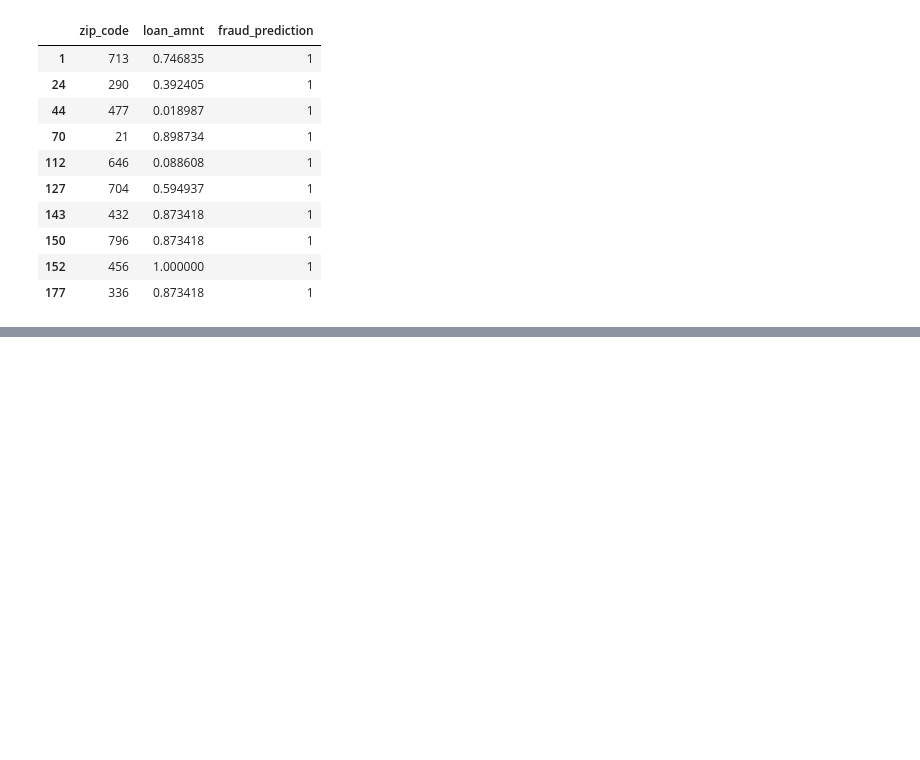
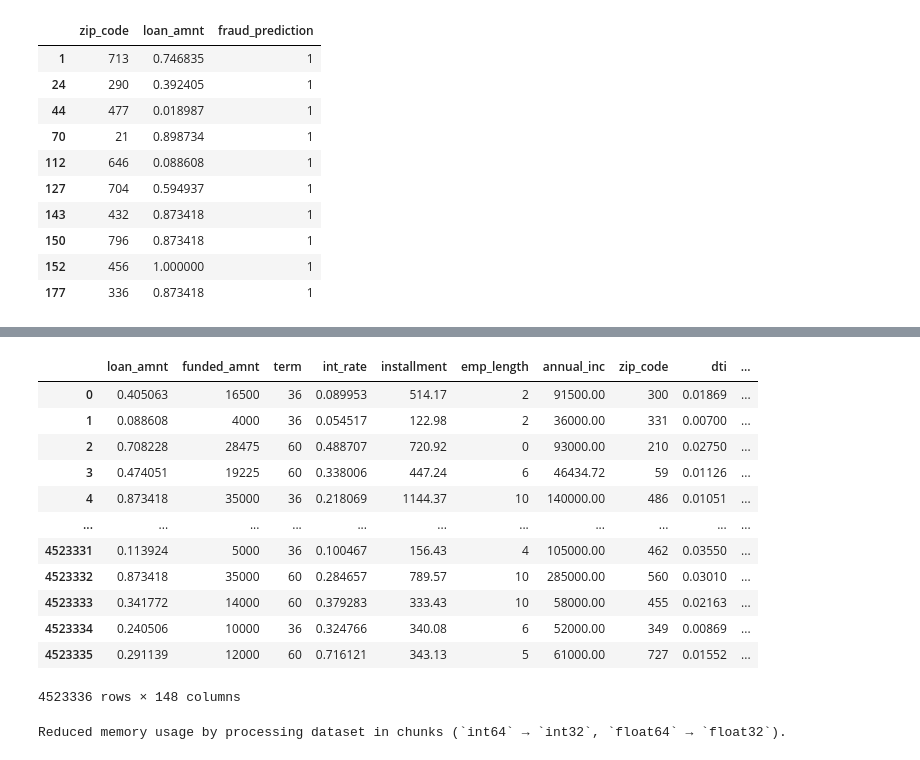
Before and after one commit to FYP-AI-Blockchain-Fraud-Detection-P2P/AI-model, a Jupyter notebook: notebooks/baseline_model.ipynb, the cells around one changed output, grey strips where cells are left out. Cells and saved outputs as stored; diff of their text form; code cells hidden in the pictures; blank space fills up the shorter version.

```diff
--- a/notebooks/baseline_model.ipynb
+++ b/notebooks/baseline_model.ipynb
@@ -260,0 +481,21 @@ MemoryError: Unable to allocate 17.2 MiB for an array with shape (2260668,) and
+# %%
+# Load Updated Dataset
+merged_data = pd.read_csv("../data/merged_fraud_data_with_geo.csv")
+
+merged_data["annual_inc"] = merged_data["annual_inc"].replace(0, 1)
+
+# Calculate Adjusted DTI Ratio (Including New Loan)
+merged_data["adjusted_dti"] = (merged_data["dti"] + (merged_data["loan_amnt"] / merged_data["annual_inc"])) * 100  # Convert to percentage
+
+# Replace Any Remaining Inf Values with NaN and Fill with Median
+merged_data["adjusted_dti"].replace([np.inf, -np.inf], np.nan, inplace=True)
+merged_data["adjusted_dti"].fillna(merged_data["adjusted_dti"].median(), inplace=True)
+
+# Define DTI-Based Fraud and High-Risk Flags
+merged_data["dti_fraud"] = merged_data["adjusted_dti"].apply(lambda x: 1 if x > 50 else 0)  # Fraud if DTI > 50%
+merged_data["dti_high_risk"] = merged_data["adjusted_dti"].apply(lambda x: 1 if 43 <= x <= 50 else 0)  # Monitor if 43% ≤ DTI ≤ 50%
+
+# Save Updated Dataset
+merged_data.to_csv("../data/merged_fraud_data_with_dti.csv", index=False)
+
+print("Implemented DTI fraud detection based on financial risk benchmarks!")
@@ -260,0 +516,45 @@ MemoryError: Unable to allocate 17.2 MiB for an array with shape (2260668,) and
+# %%
+merged_data
+# %% [output]
+|  | loan_amnt | funded_amnt | term | int_rate | installment | emp_length | annual_inc | zip_code | dti | ... |
+| 0 | 0.405063 | 16500 | 36 | 0.089953 | 514.17 | 2 | 91500.00 | 300 | 0.01869 | ... |
+| 1 | 0.088608 | 4000 | 36 | 0.054517 | 122.98 | 2 | 36000.00 | 331 | 0.00700 | ... |
+| 2 | 0.708228 | 28475 | 60 | 0.488707 | 720.92 | 0 | 93000.00 | 210 | 0.02750 | ... |
+| 3 | 0.474051 | 19225 | 60 | 0.338006 | 447.24 | 6 | 46434.72 | 59 | 0.01126 | ... |
+| 4 | 0.873418 | 35000 | 36 | 0.218069 | 1144.37 | 10 | 140000.00 | 486 | 0.01051 | ... |
+| ... | ... | ... | ... | ... | ... | ... | ... | ... | ... | ... |
+| 4523331 | 0.113924 | 5000 | 36 | 0.100467 | 156.43 | 4 | 105000.00 | 462 | 0.03550 | ... |
+| 4523332 | 0.873418 | 35000 | 60 | 0.284657 | 789.57 | 10 | 285000.00 | 560 | 0.03010 | ... |
+| 4523333 | 0.341772 | 14000 | 60 | 0.379283 | 333.43 | 10 | 58000.00 | 455 | 0.02163 | ... |
+| 4523334 | 0.240506 | 10000 | 36 | 0.324766 | 340.08 | 6 | 52000.00 | 349 | 0.00869 | ... |
+| 4523335 | 0.291139 | 12000 | 60 | 0.716121 | 343.13 | 5 | 61000.00 | 727 | 0.01552 | ... |
+4523336 rows × 148 columns
+# %%
+# Define Chunk Size (Number of Rows Per Chunk)
+chunk_size = 50000  # Adjust this based on system memory
+
+# Create an Empty List to Store Processed Chunks
+processed_chunks = []
+
+# Process CSV in Chunks
+for chunk in pd.read_csv("../data/merged_fraud_data_with_dti.csv", chunksize=chunk_size):
+    # Convert Large Integer Columns to int32
+    int_columns = chunk.select_dtypes(include=["int64"]).columns
+    chunk[int_columns] = chunk[int_columns].astype("int32")
+
+    # Convert Large Float Columns to float32
+    float_columns = chunk.select_dtypes(include=["float64"]).columns
+    chunk[float_columns] = chunk[float_columns].astype("float32")
+
+    # Store Processed Chunk
+    processed_chunks.append(chunk)
+
+# Concatenate All Processed Chunks Into a Final DataFrame
+data = pd.concat(processed_chunks, ignore_index=True)
+
+# Save Memory Optimized Dataset
+data.to_csv("../data/merged_fraud_data_optimized.csv", index=False)
+
+print("Reduced memory usage by processing dataset in chunks (`int64` → `int32`, `float64` → `float32`).")
+# %% [output]
+Reduced memory usage by processing dataset in chunks (`int64` → `int32`, `float64` → `float32`).
```
Also changed, not shown: parts of 24 cells of this notebook, 1 other file.
